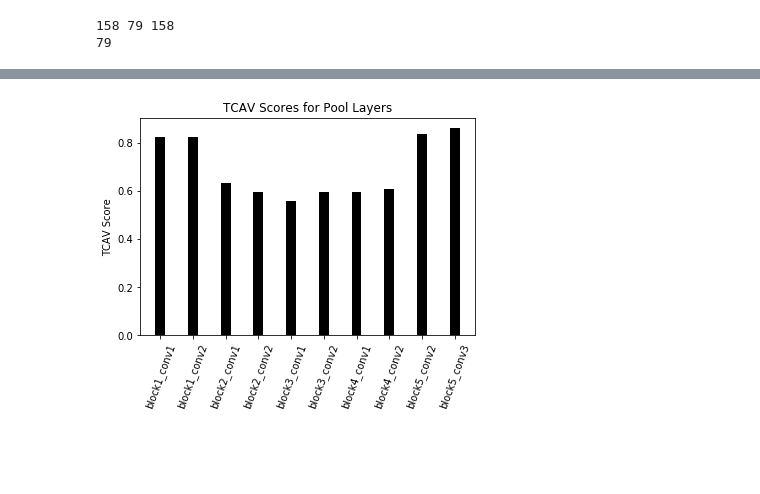
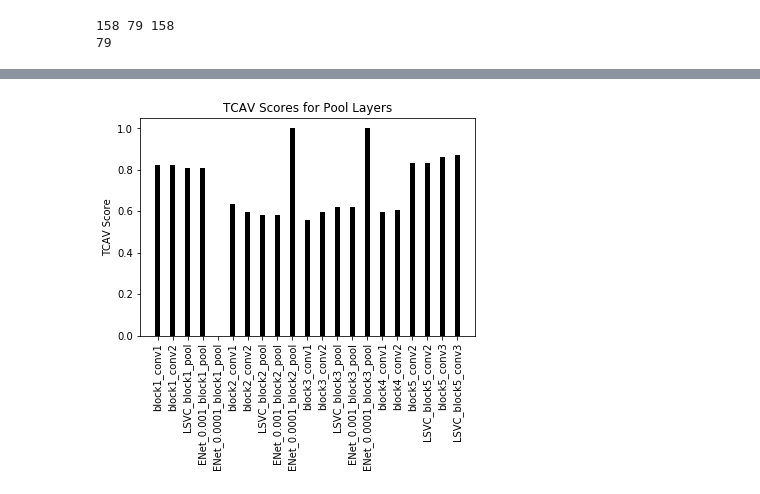
Before and after one commit to kjanjua26/tcav-nlp, a Jupyter notebook: tester-notebooks/VGG_Tests_With_inBetween_Layers.ipynb, the cells around one changed output, grey strips where cells are left out. Cells and saved outputs as stored; diff of their text form; code cells hidden in the pictures; blank space fills up the shorter version.

Commit message:
Update graph

```diff
--- a/tester-notebooks/VGG_Tests_With_inBetween_Layers.ipynb
+++ b/tester-notebooks/VGG_Tests_With_inBetween_Layers.ipynb
@@ -260,26 +279,35 @@ plt.show()
 # %%
 plot_scores = {
+
     "block1_conv1": 0.8227848101265823,
     "block1_conv2": 0.8227848101265823,
+    "LSVC_block1_pool": 0.810126582278481,
+    "ENet_0.001_block1_pool": 0.810126582278481,
+    "ENet_0.0001_block1_pool": 0.0,
     "block2_conv1": 0.6329113924050633,
     "block2_conv2": 0.5949367088607594,
+    "LSVC_block2_pool": 0.5822784810126582,
+    "ENet_0.001_block2_pool": 0.5822784810126582,
+    "ENet_0.0001_block2_pool": 1.0,
     "block3_conv1": 0.5569620253164557,
     "block3_conv2": 0.5949367088607594,
+    "LSVC_block3_pool": 0.620253164556962,
+    "ENet_0.001_block3_pool": 0.620253164556962,
+    "ENet_0.0001_block3_pool": 1.0,
     "block4_conv1": 0.5949367088607594,
     "block4_conv2": 0.6075949367088608,
     "block5_conv2": 0.8354430379746836,
     "LSVC_block5_conv2": 0.8354430379746836,
     "block5_conv3": 0.8607594936708861,
     "LSVC_block5_conv3": 0.8734177215189873
 }
 
-
 x_points = [x for x in range(len(plot_scores.keys()))]
 keys = list(plot_scores.keys())
 plt.bar(x_points, plot_scores.values(), width=0.3, color='k')
-plt.xticks(x_points, plot_scores.keys(), rotation=70)
+plt.xticks(x_points, plot_scores.keys(), rotation=90)
 plt.title('TCAV Scores for Pool Layers')
 plt.ylabel('TCAV Score')
 plt.show()
 # %% [output]
-[figure, old version]
+[figure, new version]
```
Also changed, not shown: parts of 5 cells of this notebook.
